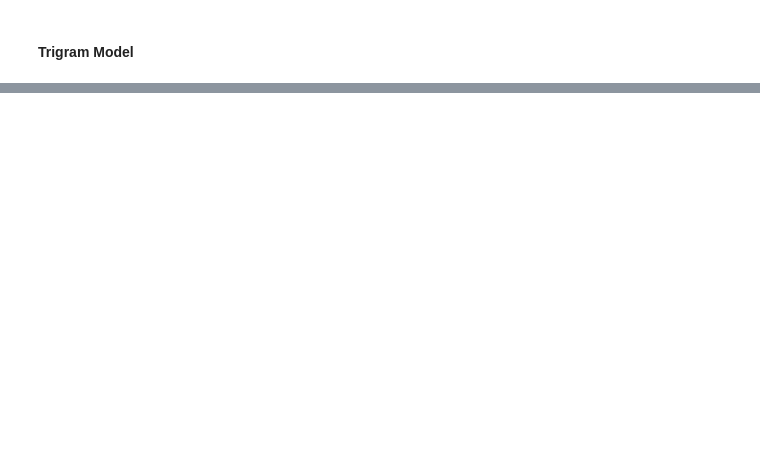
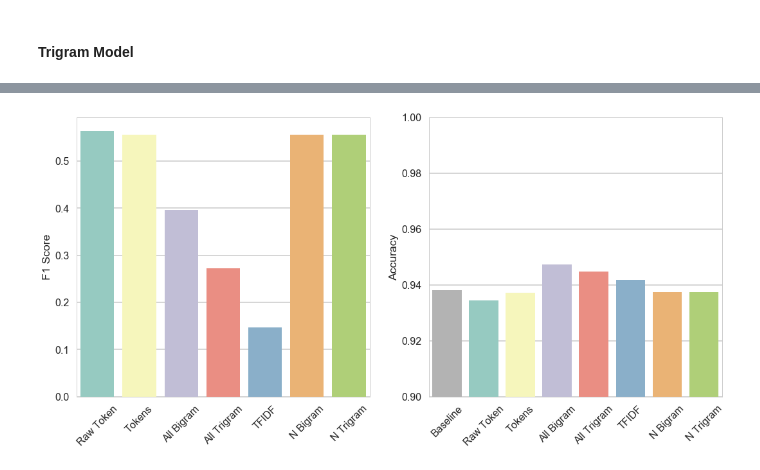
Before and after one commit to ruoranh/Quora-Insincere-Questions, a Jupyter notebook: Quora_basic_text_modelling.ipynb, the cells around one changed output, grey strips where cells are left out. Saved outputs shown, nothing was run; the diff lists cells and outputs as text; code cells hidden in the pictures; blank space fills up the shorter version.

```diff
--- a/Quora_basic_text_modelling.ipynb
+++ b/Quora_basic_text_modelling.ipynb
@@ -568,0 +767,28 @@ score_df
+# %%
+acc_df = pd.DataFrame(index=['Baseline','Raw Token', 'Tokens', 'All Bigram', 'All Trigram', 'TFIDF', 'N Bigram', 'N Trigram'])
+acc_df['Accuracy'] = acc_list = [1-train.target.mean()] + list(score_df['Test_Accuracy'][:7])
+# %%
+f1_df =  pd.DataFrame(index=['Raw Token', 'Tokens', 'All Bigram', 'All Trigram', 'TFIDF', 'N Bigram', 'N Trigram'])
+f1_df['F1 Score'] = list(score_df['Test_F1_score'][:7])
+# %%
+style.use('seaborn-poster')
+
+style.use('seaborn-whitegrid') #sets the size of the charts
+style.use('tableau-colorblind10')
+# %%
+f1_hue = sns.color_palette("Set3")
+acc_hue  = sns.color_palette("Set3")
+acc_hue.insert(0, (.7,.7,.7))
+# %%
+fig, ax = plt.subplots(1,2, figsize=(18,8))
+
+ax1 = plt.subplot(121)
+ax1 = sns.barplot(x=f1_df.index, y=f1_df['F1 Score'], palette=f1_hue)
+ax1 = plt.xticks(rotation=45)
+
+ax2 = plt.subplot(122)
+ax2 = sns.barplot(x=acc_df.index, y=acc_df.Accuracy, palette=acc_hue)
+ax1 = plt.ylim(0.9, 1)
+ax2 = plt.xticks(rotation=45)
+# %% [output]
+[figure, added]
```
Also changed, not shown: parts of 47 cells of this notebook, 52 other files.
